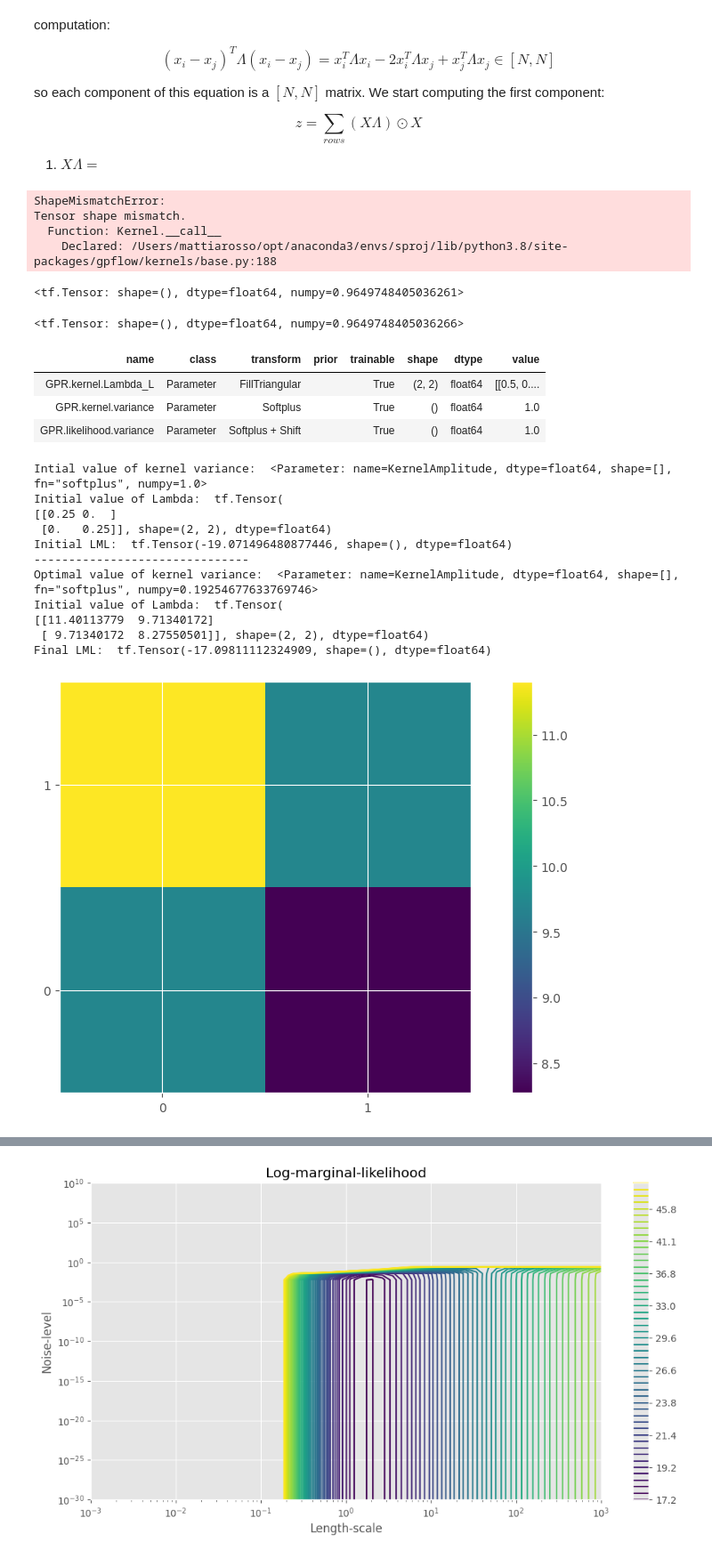
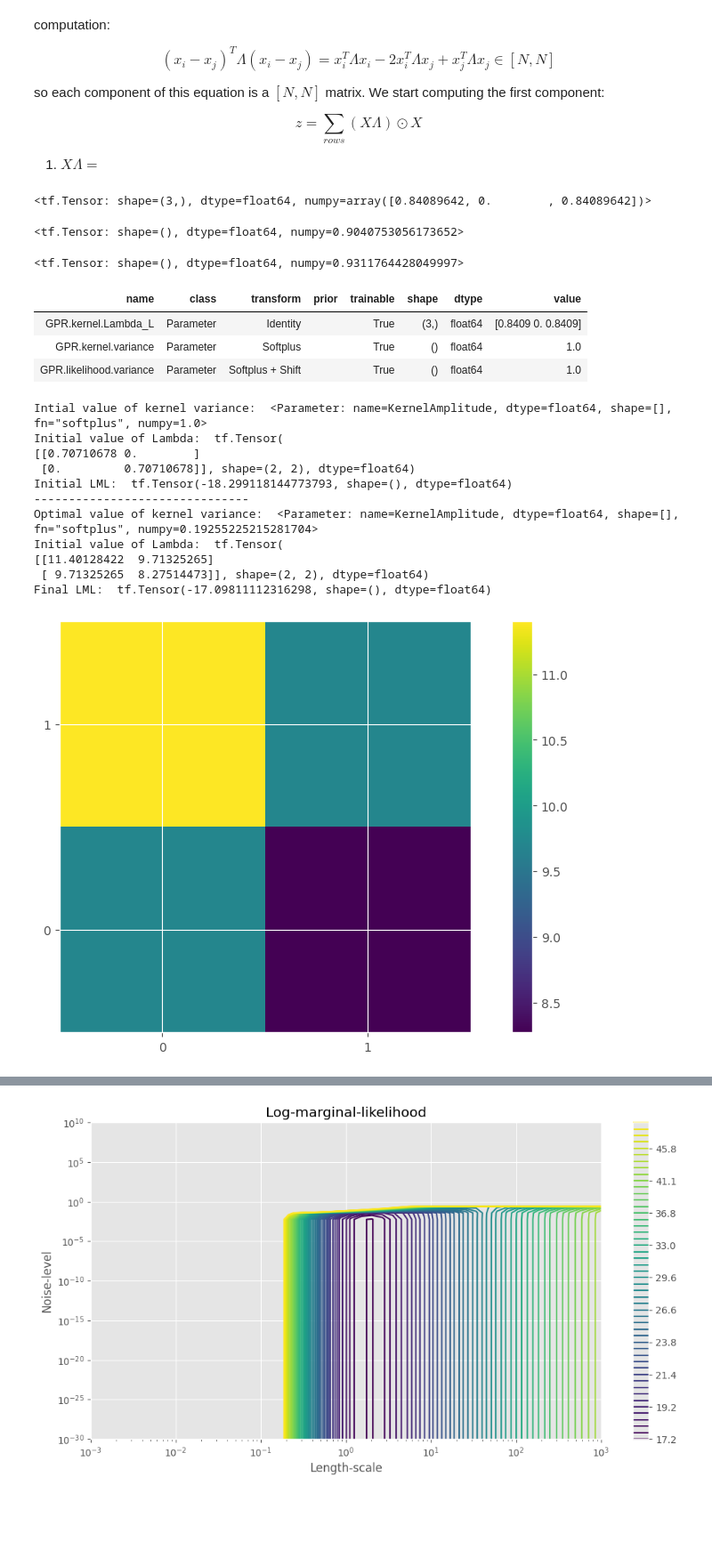
Before and after one commit to mattyred/BSGP_Automatic_Independence_Determination, a Jupyter notebook: LambdaRBFKernel/kernel.ipynb, the cells around one changed output, grey strips where cells are left out. Shown at 89% size. Saved outputs shown, nothing was run; the diff lists cells and outputs as text; code cells hidden in the pictures; blank space fills up the shorter version.

Commit message:
Changed implementation of kernel but same results

```diff
--- a/LambdaRBFKernel/kernel.ipynb
+++ b/LambdaRBFKernel/kernel.ipynb
@@ -125,7 +135,8 @@ class LambdaRBF(gpflow.kernels.Kernel):
     def __init__(self, Lambda_L, variance=1.0):
         super().__init__()
         # Create a Parameter associated to Lambda matrix
-        self.Lambda_L = gpflow.Parameter(Lambda_L, transform=gpflow.utilities.triangular(), dtype=tf.float64, name='KernelPrecision_L')
+        # self.Lambda_L = gpflow.Parameter(Lambda_L, transform=gpflow.utilities.triangular(), dtype=tf.float64, name='KernelPrecision_L') OK
+        self.Lambda_L = gpflow.Parameter(Lambda_L, transform=None, dtype=tf.float64, name='KernelPrecision_L')
         self.variance = gpflow.Parameter(variance, transform=gpflow.utilities.positive(), dtype=tf.float64, name='KernelAmplitude')
         #self.Kxx = tf.Variable(np.empty((N, N), dtype=np.float64), name='KernelMatrix')
 
@@ -140,8 +151,9 @@ class LambdaRBF(gpflow.kernels.Kernel):
             X2 = X
         N1 = X.shape[0]
         N2 = X2.shape[0]
-        #Lambda = self._to_matrix(self.Lambda) TRY
-        Lambda = tf.linalg.matmul(self.Lambda_L, tf.transpose(self.Lambda_L)) # recover LLᵀ
+        Lambda = tfp.math.fill_triangular(self.Lambda_L) # TRY
+        Lambda = tf.linalg.matmul(Lambda, tf.transpose(Lambda))
+        # Lambda = tf.linalg.matmul(self.Lambda_L, tf.transpose(self.Lambda_L)) # recover LLᵀ
 
         # compute z, z2
         z = self._z(X, Lambda) # N1x1 array
@@ -177,69 +189,77 @@ class LambdaRBF(gpflow.kernels.Kernel):
     def _to_matrix(self, l):
         D = int(tf.shape(l).numpy()[0]/2)
         return tf.reshape(l, [D,D])
-# %%
-model.predict_f(X_train_2D)
-# %% [output]
-ShapeMismatchError:
-Tensor shape mismatch.
-  Function: Kernel.__call__
-    Declared: /Users/mattiarosso/opt/anaconda3/envs/sproj/lib/python3.8/site-packages/gpflow/kernels/base.py:188
+# %%
+def get_lower_triangular_diag(diag):
+    Lambda_inv = tf.linalg.diag(diag)
+    Lambda = tf.linalg.inv(Lambda_inv)
+    L = tf.linalg.cholesky(Lambda)
+    return L
+
+lengthscales = tf.constant([2**0.5]*2, dtype=tf.float64)
+Lambda_L = get_lower_triangular_diag(lengthscales)
+tfp.math.fill_triangular_inverse(Lambda_L)
+# %% [output]
+<tf.Tensor: shape=(3,), dtype=float64, numpy=array([0.84089642, 0.        , 0.84089642])>
 # %%
 #Lambda = tf.constant([[1/4, 0],[0, 1/4]], dtype=tf.float64)#(1/4)*tf.eye(2, dtype=tf.float64)
 D = 2
 triangular_size = gpflow.utilities.bijectors.triangular_size(D)
 #l = tf.ones([triangular_size], dtype=tf.float64)
-l = tf.constant([0.5,0.,0.5], dtype=tf.float64)
-Lambda_L = tfp.math.fill_triangular(l)
+lengthscales = tf.constant([D**0.5]*D, dtype=tf.float64)
+Lambda_L = get_lower_triangular_diag(lengthscales)
+Lambda_L = tfp.math.fill_triangular_inverse(Lambda_L) # TRY
 LSE = LambdaRBF(Lambda_L, 1.0)
 Kxx = LSE.K(X_train_2D[0:10,:])
 Kxx[3,6]
 # %% [output]
-<tf.Tensor: shape=(), dtype=float64, numpy=0.9649748405036261>
+<tf.Tensor: shape=(), dtype=float64, numpy=0.9040753056173652>
 # %%
-k = gpflow.kernels.SquaredExponential(variance=1, lengthscales=[2, 2])
+k = gpflow.kernels.SquaredExponential(variance=1, lengthscales=[D**0.5]*D)
 Kxx = k.K(X_train_2D[0:10,:])
 Kxx[3,6]
 # %% [output]
-<tf.Tensor: shape=(), dtype=float64, numpy=0.9649748405036266>
+<tf.Tensor: shape=(), dtype=float64, numpy=0.9311764428049997>
 # %%
 #Lambda = tf.constant([[1/4, 0],[0, 1/4]], dtype=tf.float64)#(1/4)*tf.eye(2, dtype=tf.float64)
 D = 2
 triangular_size = gpflow.utilities.bijectors.triangular_size(D)
-#l = tf.ones([triangular_size], dtype=tf.float64)
-l = tf.constant([0.5,0.,0.5], dtype=tf.float64)
-Lambda_L = tfp.math.fill_triangular(l)
+lengthscales = tf.constant([D**0.5]*D, dtype=tf.float64)
+Lambda_L = get_lower_triangular_diag(lengthscales)
+Lambda_L = tfp.math.fill_triangular_inverse(Lambda_L) # TRY
 LSE = LambdaRBF(Lambda_L, 1.0)
 model = gpflow.models.GPR(
     (X_train_2D[0:10,:], Y_train[0:10]),
     kernel=LSE,
 )
 gpflow.utilities.print_summary(model, fmt="notebook")
 print('Intial value of kernel variance: ', LSE.variance)
-print('Initial value of Lambda: ', tf.linalg.matmul(LSE.Lambda_L, tf.transpose(LSE.Lambda_L)))
+Lambda_L_matrix = tfp.math.fill_triangular(LSE.Lambda_L)
+print('Initial value of Lambda: ', tf.linalg.matmul(Lambda_L_matrix, tf.transpose(Lambda_L_matrix)))
 print('Initial LML: ',model.log_marginal_likelihood())
 opt = gpflow.optimizers.Scipy()
 opt.minimize(model.training_loss, model.trainable_variables)
 print('-------------------------------')
 print('Optimal value of kernel variance: ', LSE.variance)
-print('Initial value of Lambda: ', tf.linalg.matmul(LSE.Lambda_L, tf.transpose(LSE.Lambda_L)))
+Lambda_L_matrix = tfp.math.fill_triangular(LSE.Lambda_L)
+print('Initial value of Lambda: ', tf.linalg.matmul(Lambda_L_matrix, tf.transpose(Lambda_L_matrix)))
 print('Final LML: ',model.log_marginal_likelihood())
-visualize_matrix(tf.linalg.matmul(LSE.Lambda_L, tf.transpose(LSE.Lambda_L)))
+visualize_matrix(tf.linalg.matmul(Lambda_L_matrix, tf.transpose(Lambda_L_matrix)))
 # %% [output]
 | name | class | transform | prior | trainable | shape | dtype | value |
-| GPR.kernel.Lambda_L | Parameter | FillTriangular |  | True | (2, 2) | float64 | [[0.5, 0.... |
+| GPR.kernel.Lambda_L | Parameter | Identity |  | True | (3,) | float64 | [0.8409 0. 0.8409] |
 | GPR.kernel.variance | Parameter | Softplus |  | True | () | float64 | 1.0 |
 | GPR.likelihood.variance | Parameter | Softplus + Shift |  | True | () | float64 | 1.0 |
 Intial value of kernel variance:  <Parameter: name=KernelAmplitude, dtype=float64, shape=[], fn="softplus", numpy=1.0>
 Initial value of Lambda:  tf.Tensor(
-[[0.25 0.  ]
- [0.   0.25]], shape=(2, 2), dtype=float64)
-Initial LML:  tf.Tensor(-19.071496480877446, shape=(), dtype=float64)
+[[0.70710678 0.        ]
+ [0.         0.70710678]], shape=(2, 2), dtype=float64)
+Initial LML:  tf.Tensor(-18.299118144773793, shape=(), dtype=float64)
 -------------------------------
-Optimal value of kernel variance:  <Parameter: name=KernelAmplitude, dtype=float64, shape=[], fn="softplus", numpy=0.19254677633769746>
+Optimal value of kernel variance:  <Parameter: name=KernelAmplitude, dtype=float64, shape=[], fn="softplus", numpy=0.19255225215281704>
 Initial value of Lambda:  tf.Tensor(
-[[11.40113779  9.71340172]
- [ 9.71340172  8.27550501]], shape=(2, 2), dtype=float64)
-Final LML:  tf.Tensor(-17.09811112324909, shape=(), dtype=float64)
+[[11.40128422  9.71325265]
+ [ 9.71325265  8.27514473]], shape=(2, 2), dtype=float64)
+Final LML:  tf.Tensor(-17.09811112316298, shape=(), dtype=float64)
 [figure]
 # %%
```
Also changed, not shown: parts of 7 cells of this notebook.
